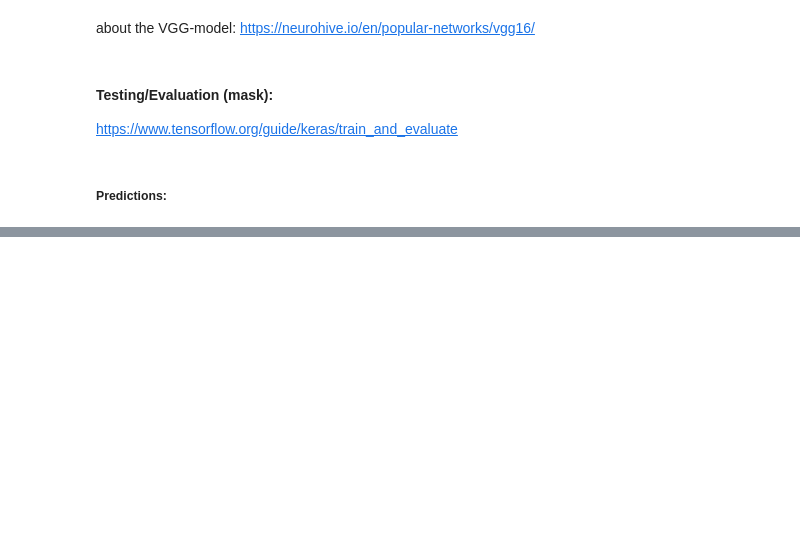
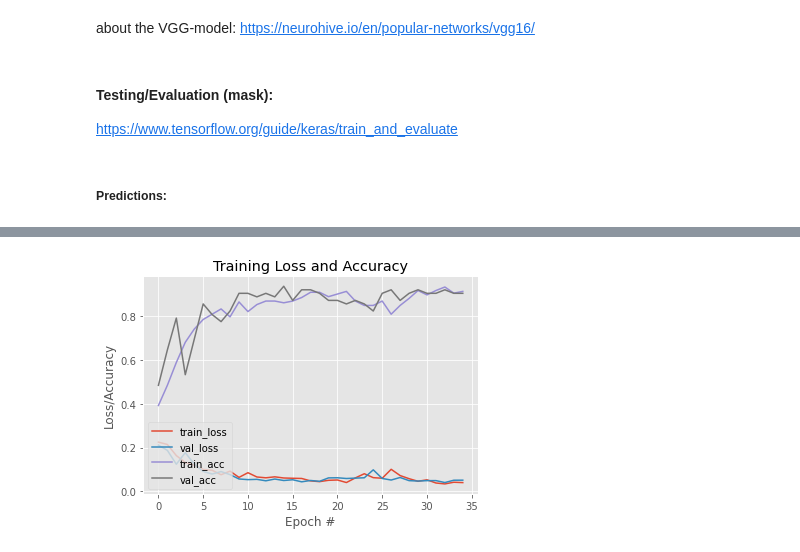
Before and after one commit to LZirus/NNL-2021-F, a Jupyter notebook: src/training.ipynb, the cells around one changed output, grey strips where cells are left out. Cells and saved outputs as stored; diff of their text form; code cells hidden in the pictures; blank space fills up the shorter version.

```diff
--- a/src/training.ipynb
+++ b/src/training.ipynb
@@ -113,11 +118,13 @@ def load_dataset(**kwargs):
 
     ## data augmentation
     datagen = ImageDataGenerator(
+        rescale=1./255,
         featurewise_center=True,
         featurewise_std_normalization=True,
         rotation_range=20,
         width_shift_range=0.2,
         height_shift_range=0.2,
+        zoom_range=0.2,
         horizontal_flip=True,
         validation_split=0.2
     )
@@ -260,8 +274,11 @@ about the VGG-model: https://neurohive.io/en/popular-networks/vgg16/
 # %%
 def train_model(model, train_ds, val_ds, **kwargs):
     epochs = kwargs.get('epochs', 10)
+    # categorical_crossentropy
+    # mean_squared_error
+    # mean_squared_logarithmic_error
 
-    model.compile(loss='categorical_crossentropy', optimizer='adam', metrics=['accuracy'])
+    model.compile(loss='mean_squared_error', optimizer='adam', metrics=['accuracy'])
     history = model.fit(train_ds, validation_data=val_ds, epochs=epochs)
     return history
 # %% [markdown]
@@ -354,12 +371,12 @@ def live_det():
     camera.release()
     return 'live_output'
 # %%
-train_ds, test_ds, labels, testX, testY, trainX, trainY = load_dataset()
+train_ds, test_ds, labels, testX, testY, trainX, trainY = load_dataset(img_size=img_size)
 #bhps, tuner = tune_model(basic_model_builder, x_test, y_test)
 # %%
-model = select_model('basic_model')
+model = select_model('vgg_small_model')
 #model = tuner.hypermodel.build(bhps)
-history = train_model(model, train_ds, test_ds, epochs=20)
+history = train_model(model, train_ds, test_ds, epochs=35)
 
 #evaluate_model(testX, testY, model)
 # %% [output]
@@ -387,3 +433,18 @@ print(history.history['val_accuracy'])
+# %%
+N = 35
+plt.style.use("ggplot")
+plt.figure()
+plt.plot(np.arange(0, N), history.history["loss"], label="train_loss")
+plt.plot(np.arange(0, N), history.history["val_loss"], label="val_loss")
+plt.plot(np.arange(0, N), history.history["accuracy"], label="train_acc")
+plt.plot(np.arange(0, N), history.history["val_accuracy"], label="val_acc")
+plt.title("Training Loss and Accuracy")
+plt.xlabel("Epoch #")
+plt.ylabel("Loss/Accuracy")
+plt.legend(loc="lower left")
+plt.savefig("plot.png")
+# %% [output]
+[figure, added]
 # %%
 #img_path='../img/ffp2/IMG_1596_(657, 421, 1426, 1426).png'
 #img_path='../img/no_mask/IMG_1323.JPG_(1025, 427, 984, 984).png'
```
Also changed, not shown: parts of 7 cells of this notebook, 6 other files.
